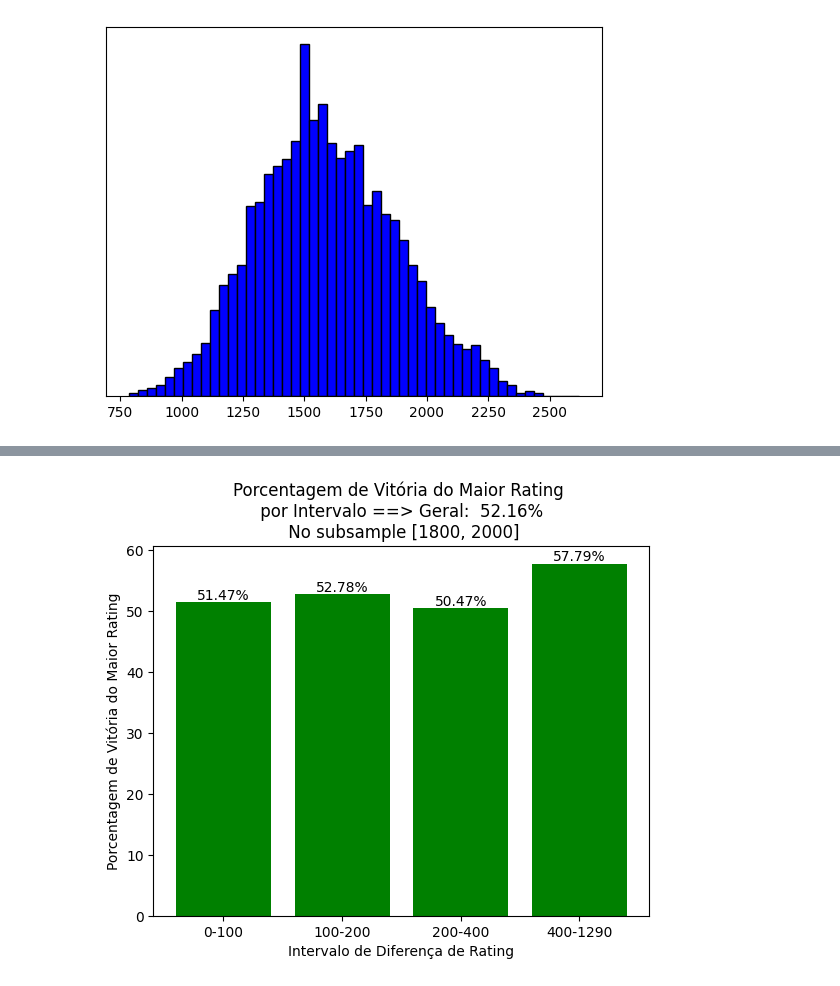
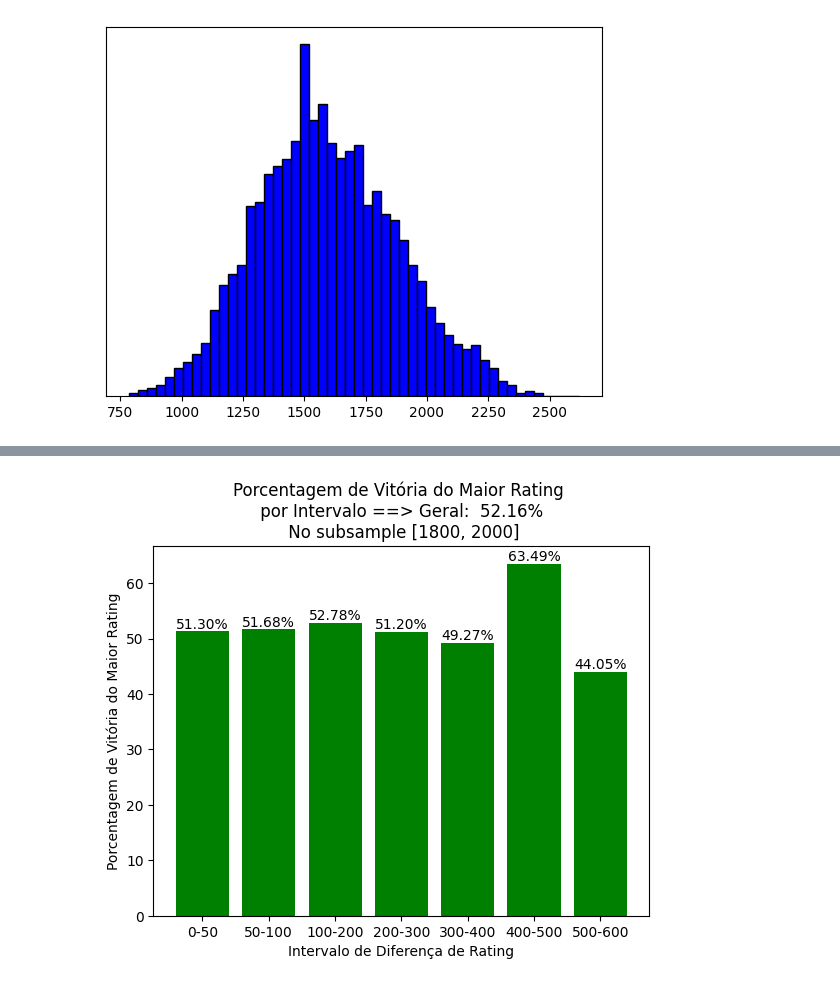
Before and after one commit to wevertonrs/chessrating, a Jupyter notebook: projeto_final.ipynb, the cells around one changed output, grey strips where cells are left out. Cells and saved outputs as stored; diff of their text form; code cells hidden in the pictures.

```diff
--- a/projeto_final.ipynb
+++ b/projeto_final.ipynb
@@ -222,9 +225,12 @@ plt.show()
 # %%
 # Intervalos arbitrários de diferença de rating
-intervalos = [(0, 100),
+intervalos = [(0, 50),
+              (50, 100),
               (100, 200),
-              (200, 400),
-              (400, ndf['rating_difference'].max())]
+              (200, 300),
+              (300, 400),
+              (400, 500),
+              (500, 600)]
 
 major_won_total_percent = (
     (ndf.filter(ndf['major_rating_has_won'] == True).height) /
@@ -262,9 +268,12 @@ plt.show()
 # %%
 # Intervalos arbitrários de diferença de rating
-intervalos = [(0, 100),
+intervalos = [(0, 50),
+              (50, 100),
               (100, 200),
-              (200, 400),
-              (400, ndf['rating_difference'].max())]
+              (200, 300),
+              (300, 400),
+              (400, 500),
+              (500, 600)]
 
 major_won_total_percent = (
     (ndf.filter(ndf['major_rating_has_won'] == True).height) /
@@ -307,9 +316,12 @@ plt.show()
 # %%
 # Intervalos arbitrários de diferença de rating
-intervalos = [(0, 100),
+intervalos = [(0, 50),
+              (50, 100),
               (100, 200),
-              (200, 400),
-              (400, ndf['rating_difference'].max())]
+              (200, 300),
+              (300, 400),
+              (400, 500),
+              (500, 600)]
 
 major_won_total_percent = (
     (ndf.filter(ndf['major_rating_has_won'] == True).height) /
@@ -321,34 +333,34 @@ percentagens_won = []
 
 # Calcula as porcentagens de vitória do maior rating para cada intervalo
 for intervalo in intervalos:
     min_diff, max_diff = intervalo
 
     filtered_df = ndf.filter((ndf['rating_difference'] >= min_diff) &
                              (ndf['rating_difference'] < max_diff) &
                              (ndf['winner_rating_value'] >= subsample[0]) &
                              (ndf['winner_rating_value'] <= subsample[1])
                            )
 
     count_major_rating_won = filtered_df.filter(filtered_df['major_rating_has_won'] == True).height
 
     percent_major_rating_won = (count_major_rating_won / filtered_df.height) * 100
     percentagens_won.append(percent_major_rating_won)
 
 # Rotulos das barras segundo os intevalos
 labels = [f'{min_diff}-{max_diff}' for min_diff, max_diff in intervalos]
 
 
 plt.bar(labels, percentagens_won, color='green')
 plt.xlabel('Intervalo de Diferença de Rating')
 plt.ylabel('Porcentagem de Vitória do Maior Rating')
 plt.title(f'Porcentagem de Vitória do Maior Rating \n por Intervalo ==> Geral: {major_won_total_percent: .2f}% \n No subsample [1800, 2000]')
 
 for i, percentagem in enumerate(percentagens_won):
     plt.text(i, percentagem, f'{percentagem:.2f}%', ha='center', va='bottom')
 
 plt.show()
 # %% [output]
-[figure, old version]
+[figure, new version]
 # %%
 df_70_percent = ndf.sample(fraction=0.7, shuffle=True)
 df_30_percent = ndf.sample(fraction=0.3, shuffle=True)
```
Also changed, not shown: parts of 5 cells of this notebook.
